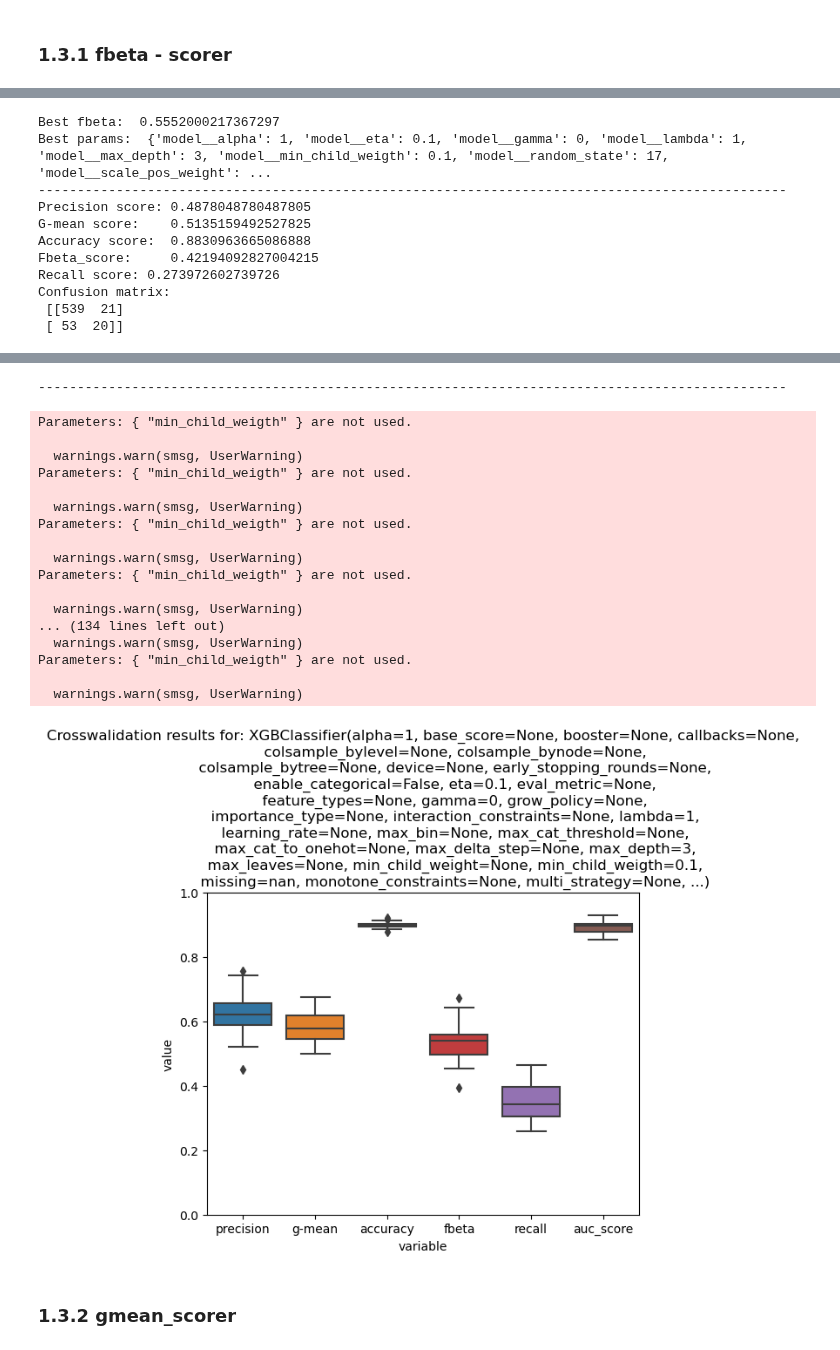
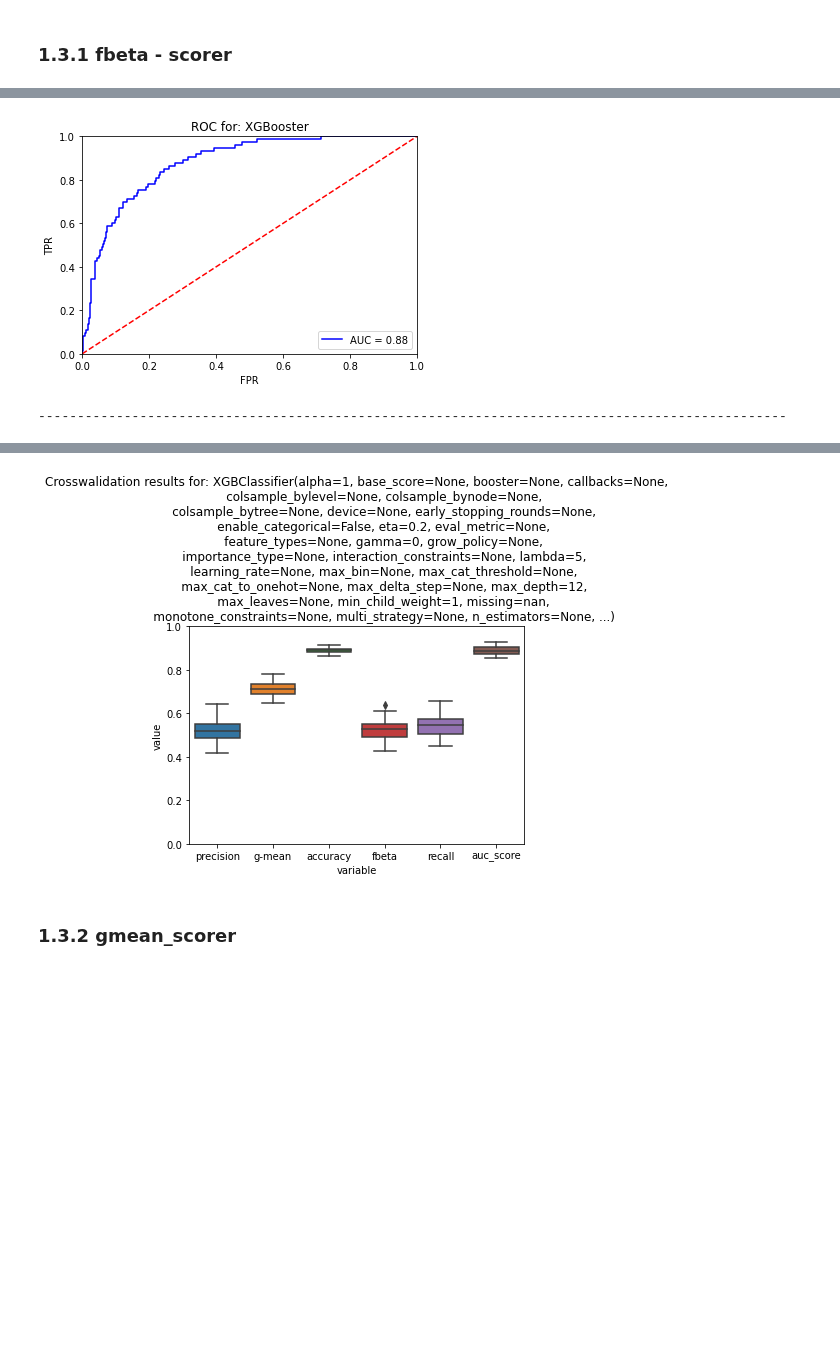
Before and after one commit to AristocratesJ/Bank-Marketing-Classification-Task, a Jupyter notebook: model_and_hyperparameters.ipynb, the cells around one changed output, grey strips where cells are left out. Cells and saved outputs as stored; diff of their text form; code cells hidden in the pictures; blank space fills up the shorter version.

```diff
--- a/model_and_hyperparameters.ipynb
+++ b/model_and_hyperparameters.ipynb
@@ -545,14 +550,14 @@ from xgboost import XGBClassifier
 model = get_my_pipe_with_model(XGBClassifier())
 opt = GridSearchCV(
     estimator=model,
-    param_grid={
+param_grid={
         "model__eta": [0.05, 0.1, 0.2],
         "model__max_depth": [3, 6, 12, 30],
-        "model__gamma": [0, 10, 30, None],
-        "model__min_child_weigth": [0.1, 0.5, 1, 10],
-        "model__lambda": [0.1, 0.5, 1],
-        "model__alpha": [0, 0.5, 1],
-        "model__scale_pos_weight": [1, 90],
+        "model__gamma": [0, 5, 10, 30, None],
+        "model__min_child_weight": [1, 5, 10, 20],
+        "model__lambda": [0.1, 0.5, 1, 5],
+        "model__alpha": [0, 0.5, 1, 5],
+        "model__scale_pos_weight": [7.67],
         "model__random_state": [seed]
     },
     scoring=custom_fbeta_scorer, #fbeta z parametrem beta=0.5 (sprzyja bardziej precision)
@@ -591,7 +593,7 @@ param_dict = {
     "eta": opt.best_params_["model__eta"],
     "max_depth": opt.best_params_["model__max_depth"],
     "gamma": opt.best_params_["model__gamma"],
-    "min_child_weigth": opt.best_params_["model__min_child_weigth"],
+    "min_child_weight": opt.best_params_["model__min_child_weight"],
     "lambda": opt.best_params_["model__lambda"],
     "alpha": opt.best_params_["model__alpha"],
     "scale_pos_weight": opt.best_params_["model__scale_pos_weight"],
@@ -615,11 +625,2 @@ Parameters: { "min_child_weigth" } are not used.
+[figure, new version]
-Best fbeta:  0.5552000217367297
-Best params:  {'model__alpha': 1, 'model__eta': 0.1, 'model__gamma': 0, 'model__lambda': 1, 'model__max_depth': 3, 'model__min_child_weigth': 0.1, 'model__random_state': 17, 'model__scale_pos_weight': ...
 ------------------------------------------------------------------------------------------------
-Precision score: 0.4878048780487805
-G-mean score:    0.5135159492527825
-Accuracy score:  0.8830963665086888
-Fbeta_score:     0.42194092827004215
-Recall score: 0.273972602739726
-Confusion matrix:
- [[539  21]
- [ 53  20]]
@@ -627,22 +627,4 @@ Confusion matrix:
-------------------------------------------------------------------------------------------------
-Parameters: { "min_child_weigth" } are not used.
-
-  warnings.warn(smsg, UserWarning)
-Parameters: { "min_child_weigth" } are not used.
-
-  warnings.warn(smsg, UserWarning)
-Parameters: { "min_child_weigth" } are not used.
-
-  warnings.warn(smsg, UserWarning)
-Parameters: { "min_child_weigth" } are not used.
-
-  warnings.warn(smsg, UserWarning)
-... (134 lines left out)
-  warnings.warn(smsg, UserWarning)
-Parameters: { "min_child_weigth" } are not used.
-
-  warnings.warn(smsg, UserWarning)
-[figure, old version]
+[figure, new version]
 # %% [markdown]
 ### 1.3.2 gmean_scorer
 # %%
```
Also changed, not shown: parts of 26 cells of this notebook, 1 other file.
